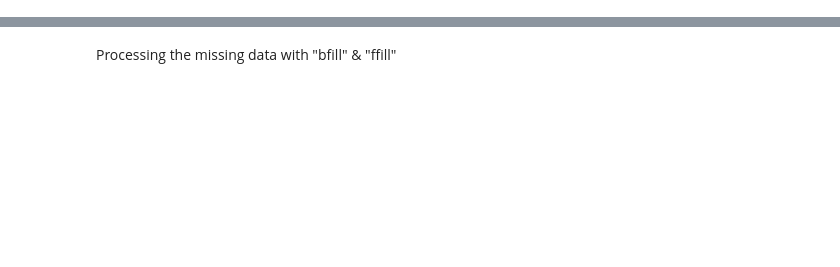
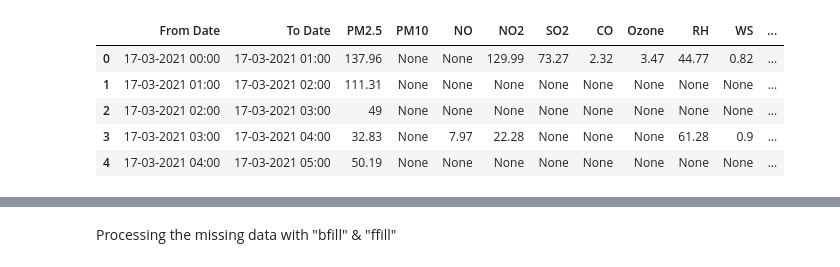
Before and after one commit to DishantWakalkar/Air-Toxicity-Analysis, a Jupyter notebook: Version_1/DataPreProcessing.ipynb, the cells around one changed output, grey strips where cells are left out. Saved outputs shown, nothing was run; the diff lists cells and outputs as text; code cells hidden in the pictures; blank space fills up the shorter version.

```diff
--- a/DataPreProcessing.ipynb
+++ b/Version_1/DataPreProcessing.ipynb
@@ -6,9 +6,16 @@ kurlamain = pd.read_csv('Data/Kurla_dataset.csv')
 airportmain = pd.read_csv('Data/Airport_dataset.csv')
 chakalamain = pd.read_csv('Data/Chakala_dataset.csv')
 # %%
-# display(kurlamain)
+display(kurlamain.head(5))
 # display(airportmain)
 # display(chakalamain)
 timeStamp=kurlamain['From Date']
+# %% [output]
+|  | From Date | To Date | PM2.5 | PM10 | NO | NO2 | SO2 | CO | Ozone | RH | WS | ... |
+| 0 | 17-03-2021 00:00 | 17-03-2021 01:00 | 137.96 | None | None | 129.99 | 73.27 | 2.32 | 3.47 | 44.77 | 0.82 | ... |
+| 1 | 17-03-2021 01:00 | 17-03-2021 02:00 | 111.31 | None | None | None | None | None | None | None | None | ... |
+| 2 | 17-03-2021 02:00 | 17-03-2021 03:00 | 49 | None | None | None | None | None | None | None | None | ... |
+| 3 | 17-03-2021 03:00 | 17-03-2021 04:00 | 32.83 | None | 7.97 | 22.28 | None | None | None | 61.28 | 0.9 | ... |
+| 4 | 17-03-2021 04:00 | 17-03-2021 05:00 | 50.19 | None | None | None | None | None | None | None | None | ... |
 # %%
 kurlamain.replace('None', np.nan, inplace=True)
```
Also changed, not shown: parts of 5 cells of this notebook, 18 other files.
